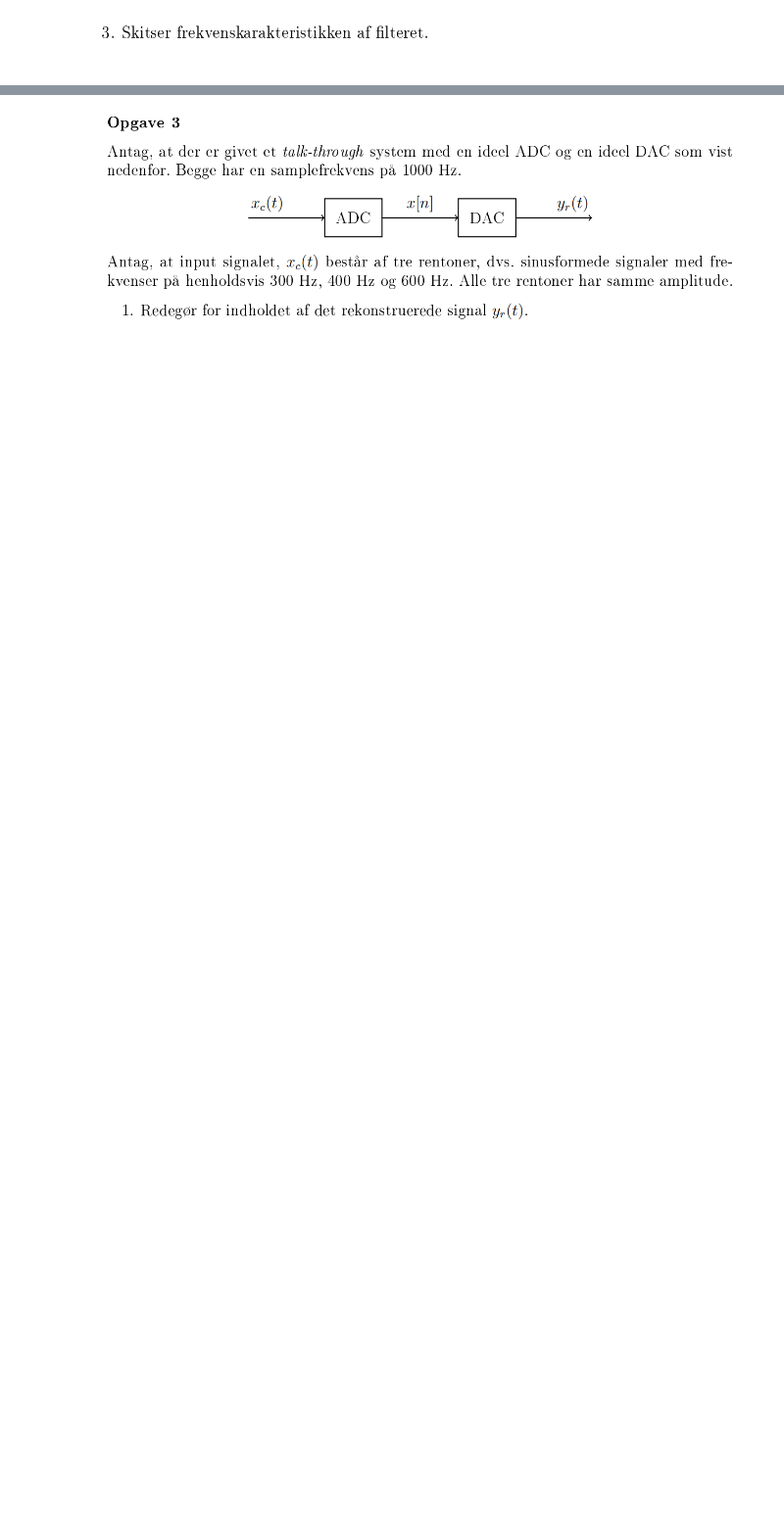
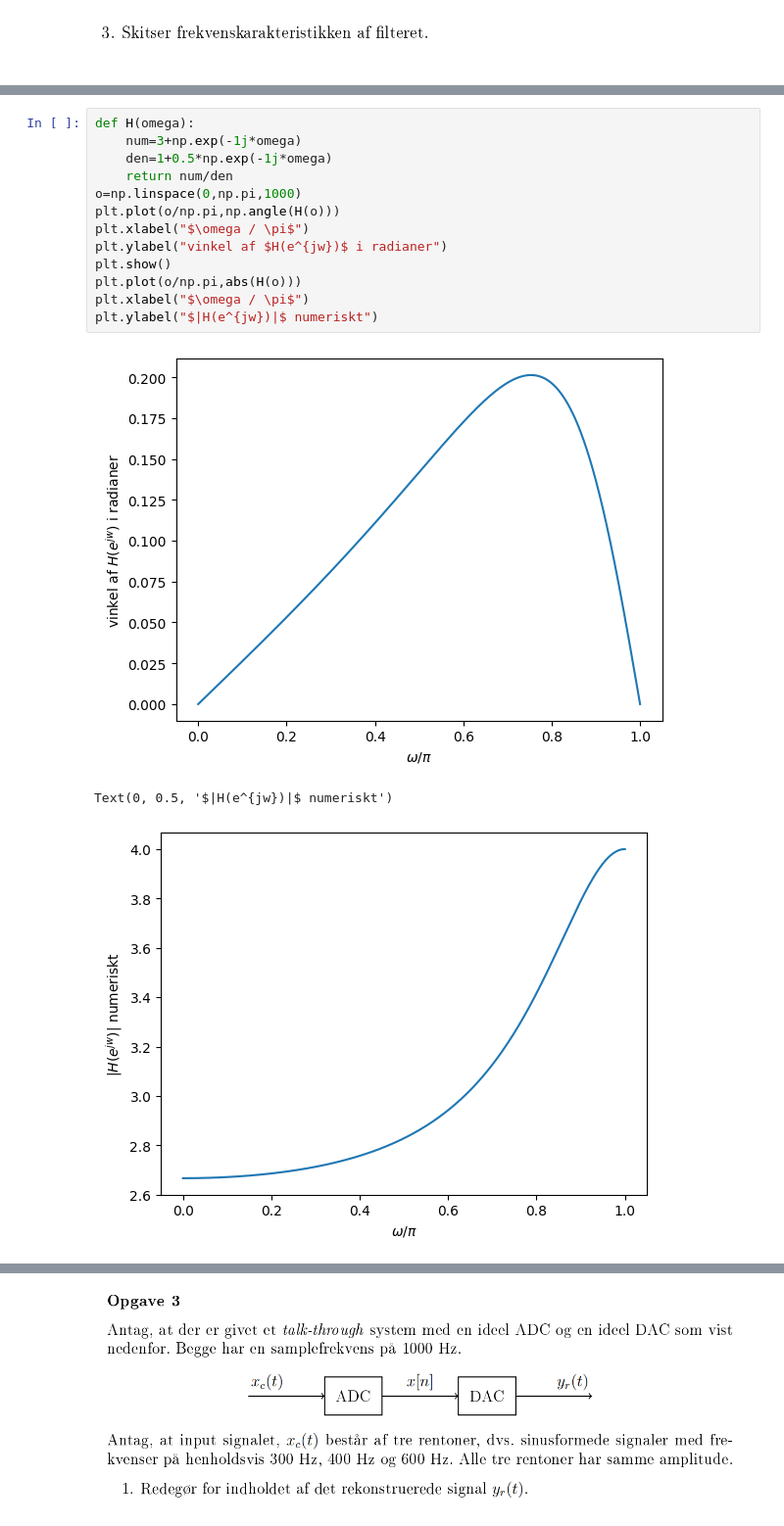
Before and after one commit to Teun0n/DTSP_notes, a Jupyter notebook: 2021_eksamen.ipynb, the cells around one changed output, grey strips where cells are left out. Shown at 98% size. Saved outputs shown, nothing was run; the diff lists cells and outputs as text; blank space fills up the shorter version.

```diff
--- a/2021_eksamen.ipynb
+++ b/2021_eksamen.ipynb
@@ -88,0 +89,17 @@ plt.plot(w,np.angle(h))
+# %%
+def H(omega):
+    num=3+np.exp(-1j*omega)
+    den=1+0.5*np.exp(-1j*omega)
+    return num/den
+o=np.linspace(0,np.pi,1000)
+plt.plot(o/np.pi,np.angle(H(o)))
+plt.xlabel("$\omega / \pi$")
+plt.ylabel("vinkel af $H(e^{jw})$ i radianer")
+plt.show()
+plt.plot(o/np.pi,abs(H(o)))
+plt.xlabel("$\omega / \pi$")
+plt.ylabel("$|H(e^{jw})|$ numeriskt")
+# %% [output]
+[figure, added]
+Text(0, 0.5, '$|H(e^{jw})|$ numeriskt')
+[figure, added]
```
Also changed, not shown: parts of 38 cells of this notebook, 1 other file.
